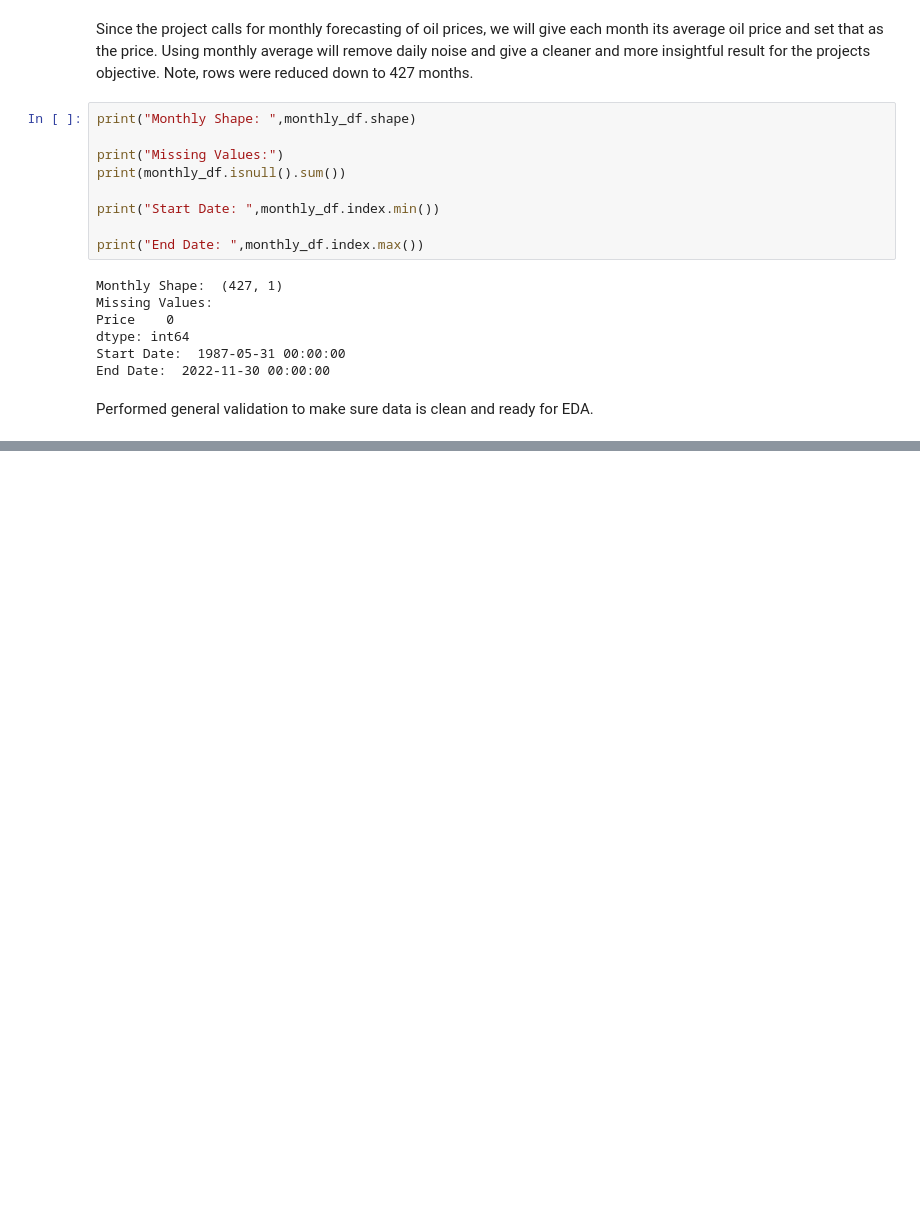
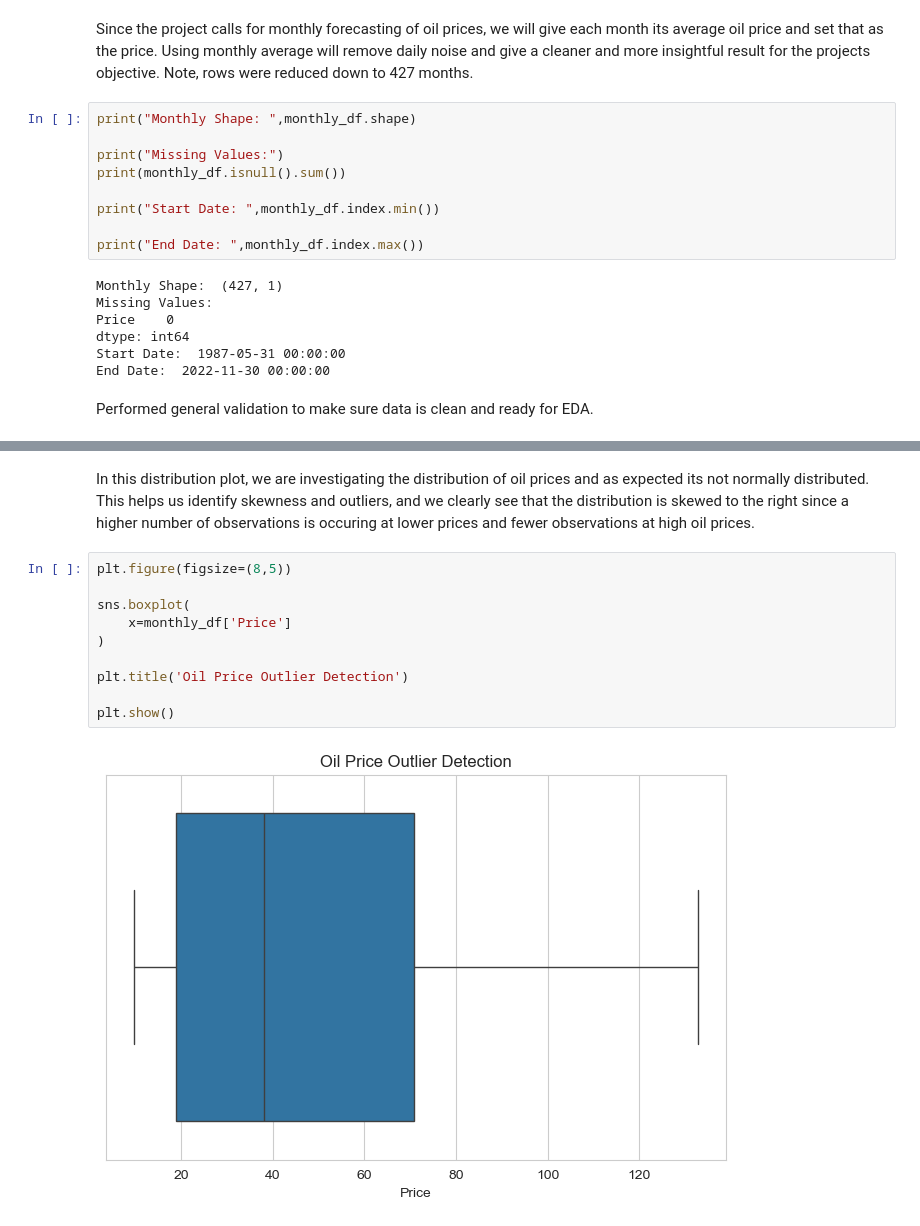
Before and after one commit to hamadmoe/dsai3301-project, a Jupyter notebook: CODE.ipynb, the cells around one changed output, grey strips where cells are left out. Drawn from its saved outputs; the diff is of its cells as text; blank space fills up the shorter version.

```diff
--- a/CODE.ipynb
+++ b/CODE.ipynb
@@ -165,0 +238,14 @@ Performed general validation to make sure data is clean and ready for EDA.
+# %% [markdown]
+In this distribution plot, we are investigating the distribution of oil prices and as expected its not normally distributed. This helps us identify skewness and outliers, and we clearly see that the distribution is skewed to the right since a higher number of observations is occuring at lower prices and fewer observations at high oil prices.
+# %%
+plt.figure(figsize=(8,5))
+
+sns.boxplot(
+    x=monthly_df['Price']
+)
+
+plt.title('Oil Price Outlier Detection')
+
+plt.show()
+# %% [output]
+[figure, added]
```
Also changed, not shown: parts of 10 cells of this notebook.
